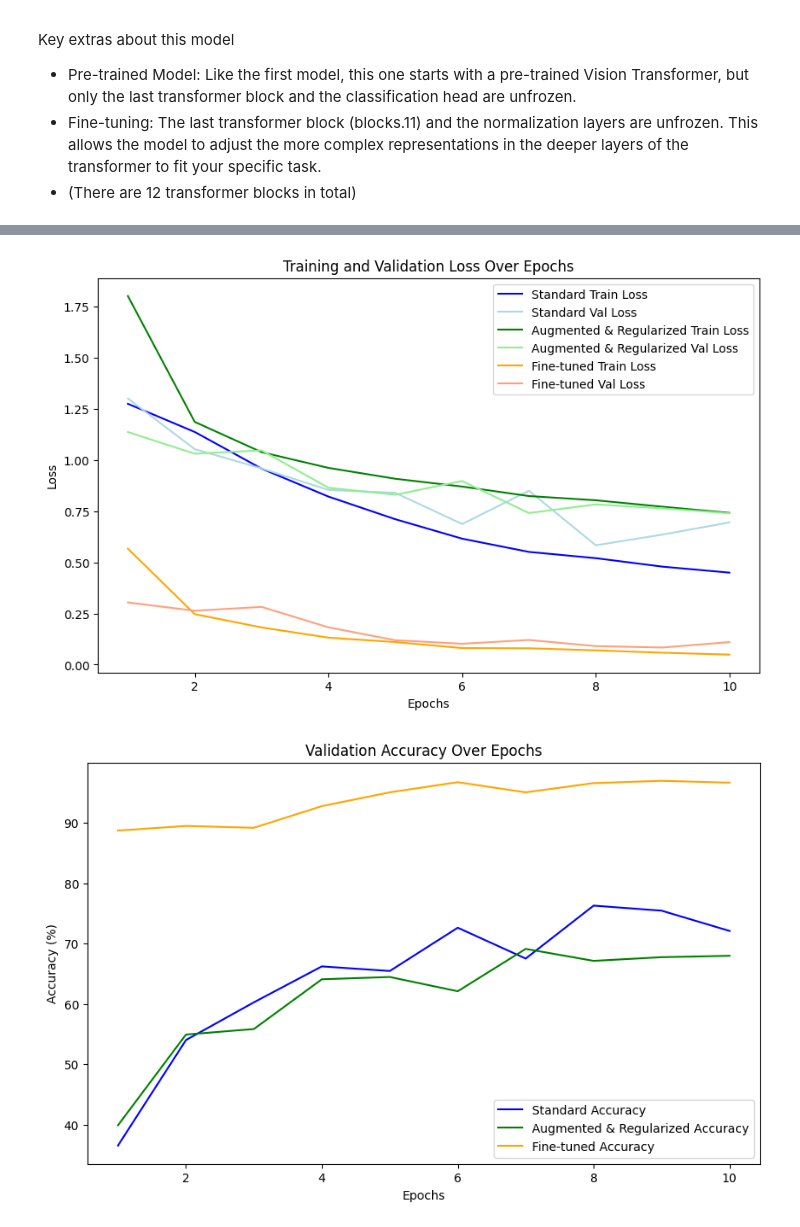
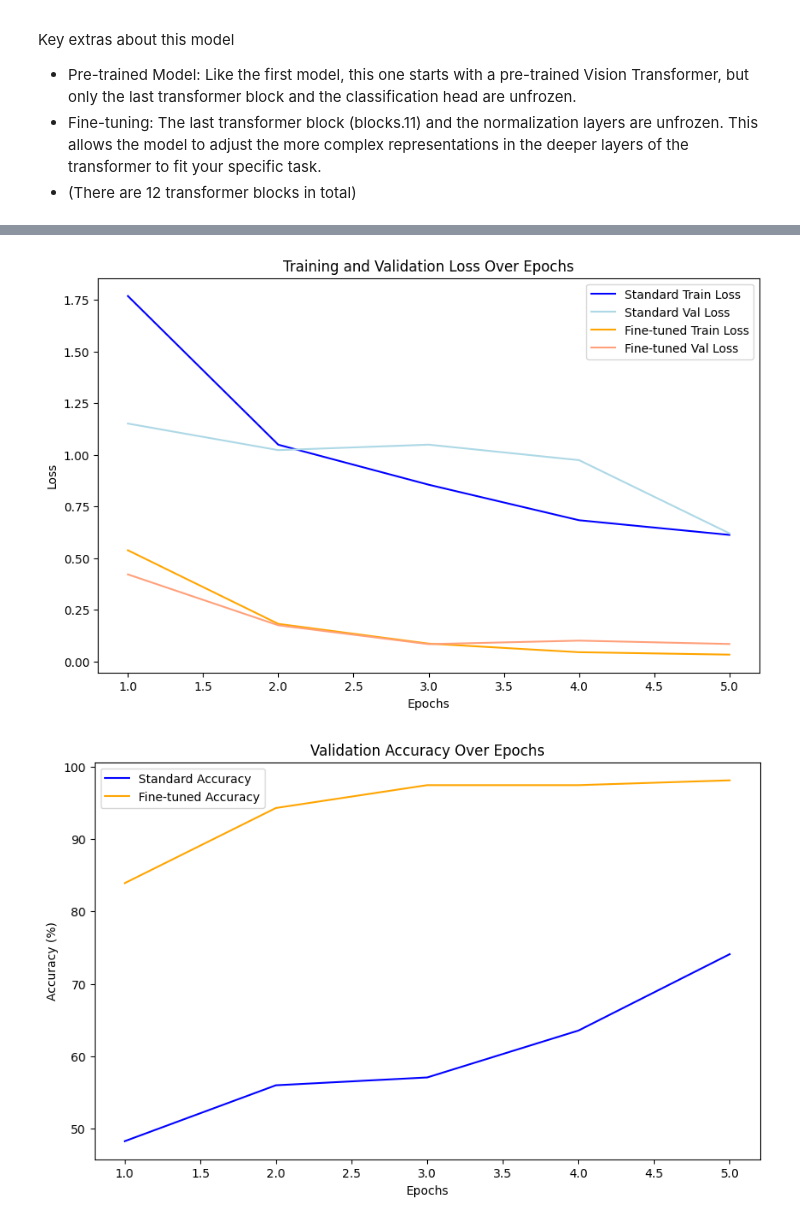
Before and after one commit to bengriffin3/brainnet-medical-imaging, a Jupyter notebook: notebooks/03_model_comparisons.ipynb, the cells around one changed output, grey strips where cells are left out. Cells and saved outputs as stored; diff of their text form; code cells hidden in the pictures.

Commit message:
Updated with ViT results

```diff
--- a/notebooks/03_model_comparisons.ipynb
+++ b/notebooks/03_model_comparisons.ipynb
@@ -138,3 +295,3 @@ print(vit_model)
 # %%
 train_set_vit, test_set_vit, label_conversion_dict = data_setup(vision_transformer=True)
-train_loader_vit, test_loader_vit = data_loader(train_set, test_set)
+train_loader_vit, test_loader_vit = data_loader(train_set_vit, test_set_vit)
@@ -144,7 +318,7 @@ criterion = torch.nn.CrossEntropyLoss()
 optimizer = torch.optim.Adam(vit_model.parameters(), lr=0.001)
 
 # Set number of epochs
-num_epochs = 10
+num_epochs = 5
 
 # Run training
 train_loss_list, test_loss_list, accuracy_list, vit_all_predictions, vit_all_true_labels = run_training(
@@ -258,58 +466,58 @@ All fine-tuned results have been successfully saved in the 'results/' directory.
 # %%
 # Load the results
-standard_train_loss = np.load('/content/results/train_loss_list.npy')
-standard_val_loss = np.load('/content/results/val_loss_list.npy')
-standard_accuracy = np.load('/content/results/accuracy_list.npy')
+standard_train_loss = np.load('results/vit_train_loss_list.npy')
+standard_test_loss = np.load('results/vit_test_loss_list.npy')
+standard_accuracy = np.load('results/vit_accuracy_list.npy')
 
-fine_tuned_train_loss = np.load('/content/results/train_loss_list_finetuned.npy')
-fine_tuned_val_loss = np.load('/content/results/val_loss_list_finetuned.npy')
-fine_tuned_accuracy = np.load('/content/results/accuracy_list_finetuned.npy')
+fine_tuned_train_loss = np.load('results/vit_ft_train_loss_list.npy')
+fine_tuned_test_loss = np.load('results/vit_ft_test_loss_list.npy')
+fine_tuned_accuracy = np.load('results/vit_ft_accuracy_list.npy')
 
 # Load predictions and true labels using pickle
-with open('/content/results/vit_all_predictions.pkl', 'rb') as f:
+with open('results/vit_all_predictions.pkl', 'rb') as f:
     standard_predictions = pickle.load(f)
 
-with open('/content/results/vit_ft_all_predictions.pkl', 'rb') as f:
+with open('results/vit_ft_all_predictions.pkl', 'rb') as f:
     fine_tuned_predictions = pickle.load(f)
 
-with open('/content/results/vit_all_true_labels.pkl', 'rb') as f:
+with open('results/vit_all_true_labels.pkl', 'rb') as f:
     standard_true_labels = pickle.load(f)
 
-with open('/content/results/vit_ft_all_true_labels.pkl', 'rb') as f:
+with open('results/vit_ft_all_true_labels.pkl', 'rb') as f:
     fine_tuned_true_labels = pickle.load(f)
 
 
 # Plotting the results
 
 # 1. Line chart comparing training loss and validation loss for each epoch
 epochs = range(1, len(standard_train_loss) + 1)
 
 plt.figure(figsize=(10, 6))
 plt.plot(epochs, standard_train_loss, label='Standard Train Loss', color='blue')
-plt.plot(epochs, standard_val_loss, label='Standard Val Loss', color='lightblue')
+plt.plot(epochs, standard_test_loss, label='Standard Val Loss', color='lightblue')
 
 plt.plot(epochs, fine_tuned_train_loss, label='Fine-tuned Train Loss', color='orange')
-plt.plot(epochs, fine_tuned_val_loss, label='Fine-tuned Val Loss', color='#FFA07A')  # Use a valid color code
+plt.plot(epochs, fine_tuned_test_loss, label='Fine-tuned Val Loss', color='#FFA07A')  # Use a valid color code
 
 plt.title("Training and Validation Loss Over Epochs")
 plt.xlabel("Epochs")
 plt.ylabel("Loss")
 plt.legend()
 plt.show()
 
 # 3. Line chart comparing validation accuracy for each epoch
 plt.figure(figsize=(10, 6))
 plt.plot(epochs, standard_accuracy, label='Standard Accuracy', color='blue')
 plt.plot(epochs, fine_tuned_accuracy, label='Fine-tuned Accuracy', color='orange')
 
 plt.title("Validation Accuracy Over Epochs")
 plt.xlabel("Epochs")
 plt.ylabel("Accuracy (%)")
 plt.legend()
 plt.show()
 # %% [output]
-[figure, old version]
+[figure, new version]
-[figure, old version]
+[figure, new version]
 # %%
 # If you want to download the results locally
 
```
Also changed, not shown: parts of 15 cells of this notebook.
